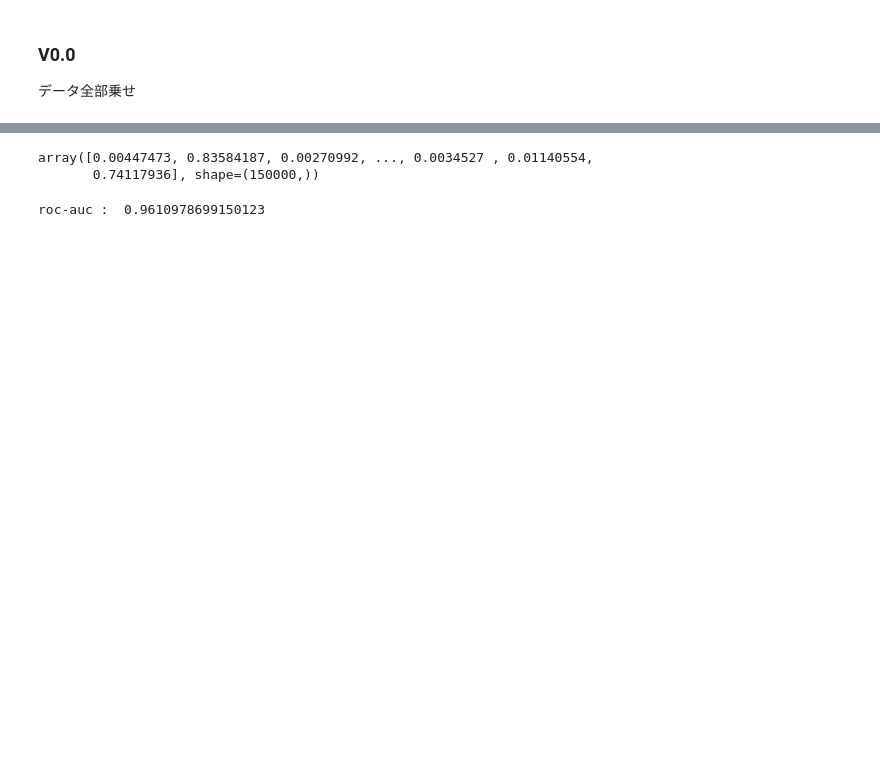
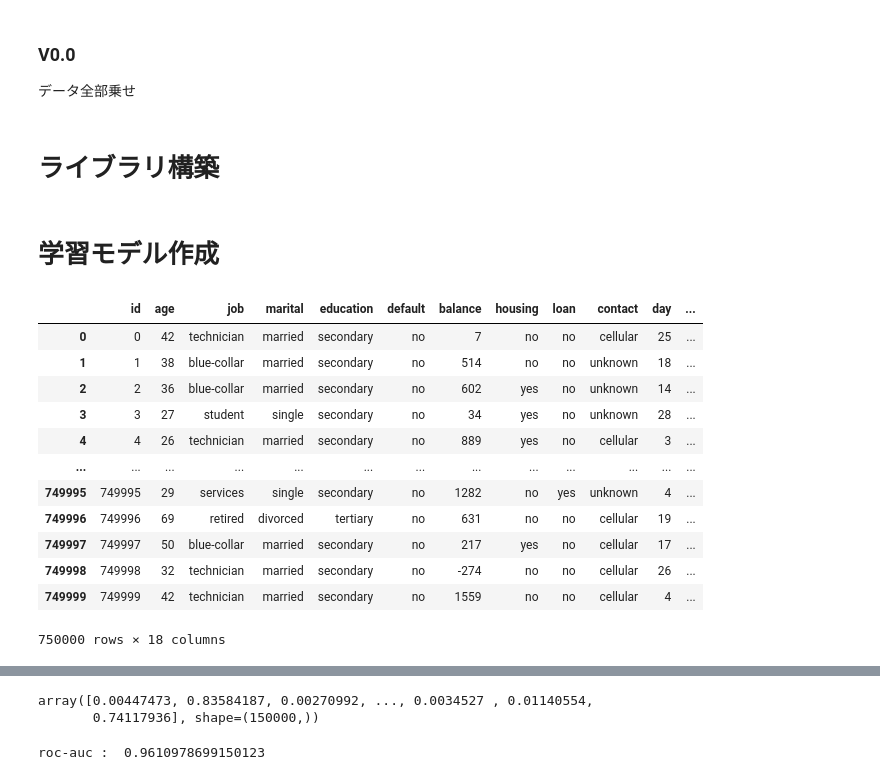
Before and after one commit to kenkenkengo0421/Binary-Classification-with-a-Bank-Dataset, a Jupyter notebook: main.ipynb, the cells around one changed output, grey strips where cells are left out. Saved outputs shown, nothing was run; the diff lists cells and outputs as text; code cells hidden in the pictures; blank space fills up the shorter version.

```diff
--- a/main.ipynb
+++ b/main.ipynb
@@ -1,6 +1,8 @@
 # %% [markdown]
 ### V0.0
 データ全部乗せ
+# %% [markdown]
+# ライブラリ構築
 # %%
 import pandas as pd
 import numpy as np
@@ -9,8 +11,25 @@ import seaborn as sns
 from sklearn.model_selection import train_test_split
 from sklearn.metrics import roc_auc_score
 import lightgbm as lgb
+# %% [markdown]
+# 学習モデル作成
 # %%
 df = pd.read_pickle('data.pkl')
+df
+# %% [output]
+|  | id | age | job | marital | education | default | balance | housing | loan | contact | day | ... |
+| 0 | 0 | 42 | technician | married | secondary | no | 7 | no | no | cellular | 25 | ... |
+| 1 | 1 | 38 | blue-collar | married | secondary | no | 514 | no | no | unknown | 18 | ... |
+| 2 | 2 | 36 | blue-collar | married | secondary | no | 602 | yes | no | unknown | 14 | ... |
+| 3 | 3 | 27 | student | single | secondary | no | 34 | yes | no | unknown | 28 | ... |
+| 4 | 4 | 26 | technician | married | secondary | no | 889 | yes | no | cellular | 3 | ... |
+| ... | ... | ... | ... | ... | ... | ... | ... | ... | ... | ... | ... | ... |
+| 749995 | 749995 | 29 | services | single | secondary | no | 1282 | no | yes | unknown | 4 | ... |
+| 749996 | 749996 | 69 | retired | divorced | tertiary | no | 631 | no | no | cellular | 19 | ... |
+| 749997 | 749997 | 50 | blue-collar | married | secondary | no | 217 | yes | no | cellular | 17 | ... |
+| 749998 | 749998 | 32 | technician | married | secondary | no | -274 | no | no | cellular | 26 | ... |
+| 749999 | 749999 | 42 | technician | married | secondary | no | 1559 | no | no | cellular | 4 | ... |
+750000 rows × 18 columns
 # %%
 y = df["y"]
 x = df.drop(columns=["y", "id"])
```
Also changed, not shown: parts of 7 cells of this notebook, 2 other files.
